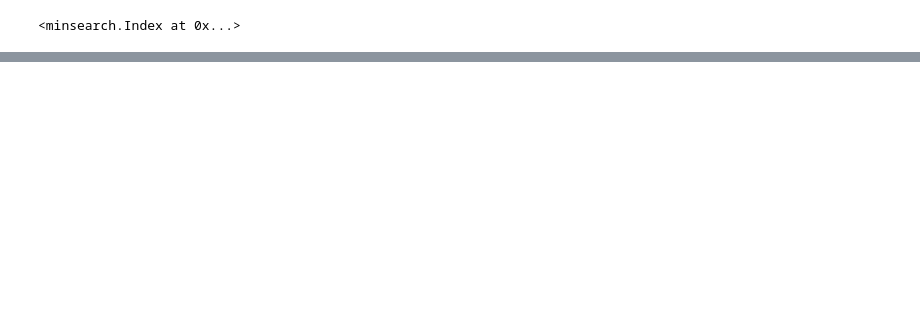
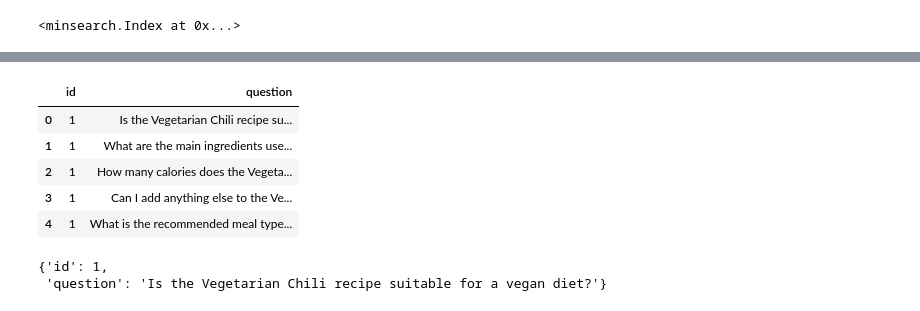
Before and after one commit to buriihenry/AI-Nutrition-Assistance, a Jupyter notebook: ai-nutrition-assitance.ipynb, the cells around one changed output, grey strips where cells are left out. Drawn from its saved outputs; the diff is of its cells as text; code cells hidden in the pictures; blank space fills up the shorter version.

```diff
--- a/ai-nutrition-assitance.ipynb
+++ b/ai-nutrition-assitance.ipynb
@@ -110,0 +204,11 @@ index.search(query, num_results=5)
+# %%
+df_question = pd.read_csv('data/ground-truth-retrieval.csv')
+# %%
+df_question.head()
+# %% [output]
+|  | id | question |
+| 0 | 1 | Is the Vegetarian Chili recipe su... |
+| 1 | 1 | What are the main ingredients use... |
+| 2 | 1 | How many calories does the Vegeta... |
+| 3 | 1 | Can I add anything else to the Ve... |
+| 4 | 1 | What is the recommended meal type... |
@@ -110,0 +217,5 @@ index.search(query, num_results=5)
+# %%
+ground_truth[0]
+# %% [output]
+{'id': 1,
+ 'question': 'Is the Vegetarian Chili recipe suitable for a vegan diet?'}
```
Also changed, not shown: parts of 46 cells of this notebook.
